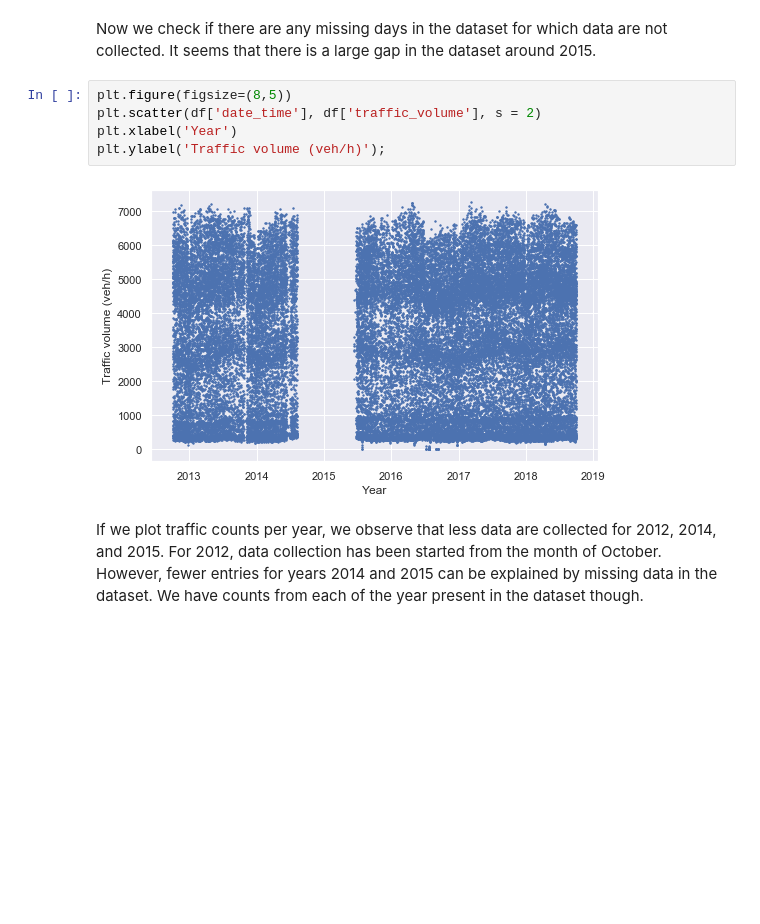
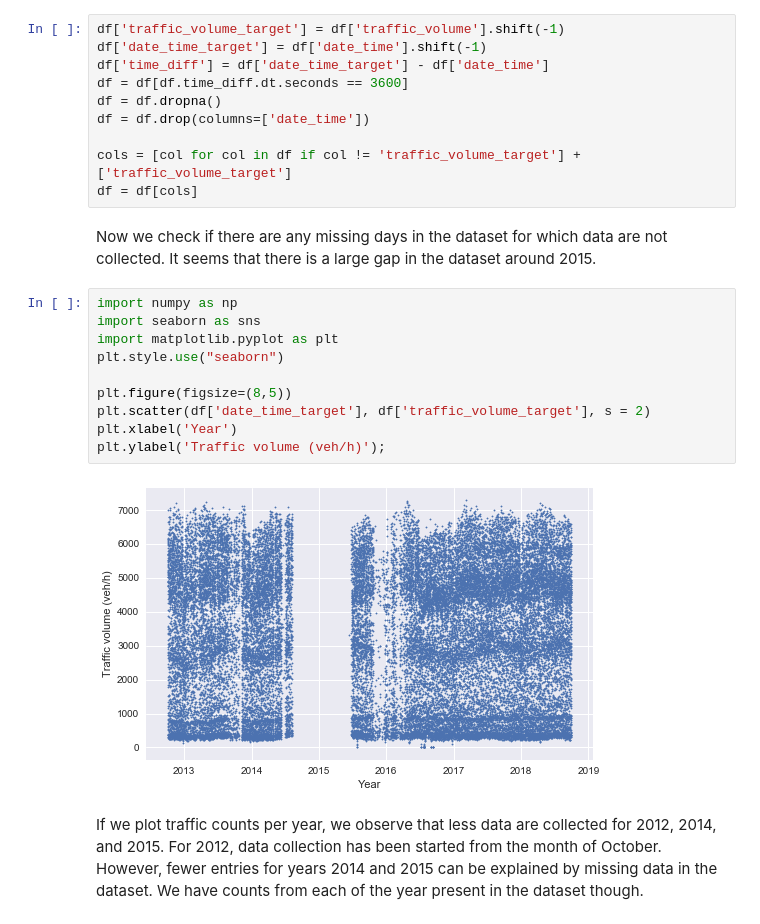
Before and after one commit to salilrsharma/My-Data-Science-Portfolio, a Jupyter notebook: Traffic volume prediction.ipynb, the cells around one changed output. Saved outputs shown, nothing was run; the diff lists cells and outputs as text; blank space fills up the shorter version.

```diff
--- a/Traffic volume prediction.ipynb
+++ b/Traffic volume prediction.ipynb
@@ -79,12 +89,27 @@ The type of date_time field is: datetime64[ns]
+# %%
+df['traffic_volume_target'] = df['traffic_volume'].shift(-1)
+df['date_time_target'] = df['date_time'].shift(-1)
+df['time_diff'] = df['date_time_target'] - df['date_time']
+df = df[df.time_diff.dt.seconds == 3600]
+df = df.dropna()
+df = df.drop(columns=['date_time'])
+
+cols = [col for col in df if col != 'traffic_volume_target'] + ['traffic_volume_target']
+df = df[cols]
 # %% [markdown]
 Now we check if there are any missing days in the dataset for which data are not collected. It seems that there is a large gap in the dataset around 2015.
 # %%
+import numpy as np
+import seaborn as sns
+import matplotlib.pyplot as plt
+plt.style.use("seaborn")
+
 plt.figure(figsize=(8,5))
-plt.scatter(df['date_time'], df['traffic_volume'], s = 2)
+plt.scatter(df['date_time_target'], df['traffic_volume_target'], s = 2)
 plt.xlabel('Year')
 plt.ylabel('Traffic volume (veh/h)');
 # %% [output]
-[figure, old version]
+[figure, new version]
 # %% [markdown]
 If we plot traffic counts per year, we observe that less data are collected for 2012, 2014, and 2015. For 2012, data collection has been started from the month of October. However, fewer entries for years 2014 and 2015 can be explained by missing data in the dataset. We have counts from each of the year present in the dataset though.
 # %%
```
Also changed, not shown: parts of 28 cells of this notebook.
